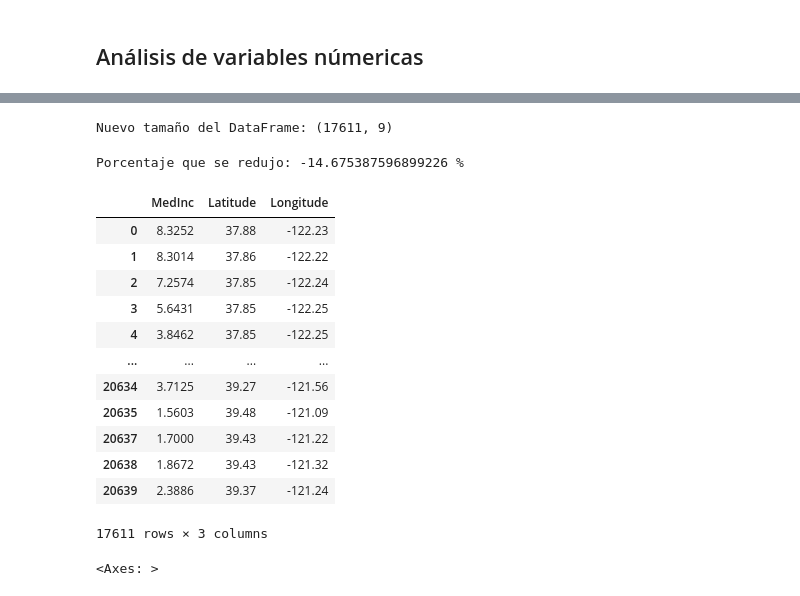
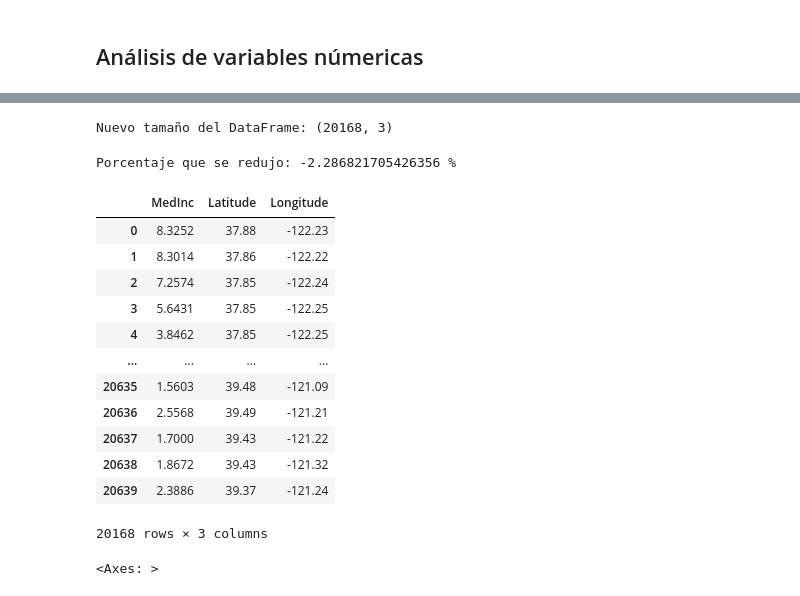
Before and after one commit to 4GeeksAcademy/UNSUPERVISED_LEARNING_JesusCastanedam, a Jupyter notebook: src/explore.ipynb, the cells around one changed output, grey strips where cells are left out. Cells and saved outputs as stored; diff of their text form; code cells hidden in the pictures.

```diff
--- a/src/explore.ipynb
+++ b/src/explore.ipynb
@@ -79,5 +63,7 @@ np.int64(0)
 # %% [markdown]
 ## Análisis de variables númericas
 # %%
-variables = ['MedInc', 'HouseAge', 'AveRooms', 'AveBedrms', 'Population', 'AveOccup','Latitude', 'Longitude', 'MedHouseVal']
+variables = ['MedInc','Latitude', 'Longitude']
+# %%
+df = df[variables]
 # %%
@@ -109,7 +95,7 @@ for columna in variables:
     IQR = Q3 - Q1
     lower_bound = Q1 - 1.5 * IQR
     upper_bound = Q3 + 1.5 * IQR
-    outlier_indices = df[(df[columna] < lower_bound) | (df[columna] > upper_bound)].indeX_array_array_array
+    outlier_indices = df[(df[columna] < lower_bound) | (df[columna] > upper_bound)]
     outliers[columna] = len(outlier_indices)
     print(f"'{columna}': {len(outlier_indices)} outliers detectados.")
 # %% [output]
@@ -136,8 +116,8 @@ for columna in variables:
 
 print(f"Nuevo tamaño del DataFrame: {df_sin_outliers.shape}")
 # %% [output]
-Nuevo tamaño del DataFrame: (17611, 9)
+Nuevo tamaño del DataFrame: (20168, 3)
 # %%
 print("Porcentaje que se redujo:",(len(df_sin_outliers) / len(df)-1)*100,"%")
 # %% [output]
-Porcentaje que se redujo: -14.675387596899226 %
+Porcentaje que se redujo: -2.286821705426356 %
@@ -146,20 +124,20 @@ MLL = ['MedInc','Latitude','Longitude']
 # %%
-df_clean = df_sin_outliers[MLL]
+df_clean = df_sin_outliers
 df_clean
 # %% [output]
 |  | MedInc | Latitude | Longitude |
 | 0 | 8.3252 | 37.88 | -122.23 |
 | 1 | 8.3014 | 37.86 | -122.22 |
 | 2 | 7.2574 | 37.85 | -122.24 |
 | 3 | 5.6431 | 37.85 | -122.25 |
 | 4 | 3.8462 | 37.85 | -122.25 |
 | ... | ... | ... | ... |
-| 20634 | 3.7125 | 39.27 | -121.56 |
 | 20635 | 1.5603 | 39.48 | -121.09 |
+| 20636 | 2.5568 | 39.49 | -121.21 |
 | 20637 | 1.7000 | 39.43 | -121.22 |
 | 20638 | 1.8672 | 39.43 | -121.32 |
 | 20639 | 2.3886 | 39.37 | -121.24 |
-17611 rows × 3 columns
+20168 rows × 3 columns
 # %%
 sns.heatmap(df_clean.corr(), annot=True, cmap='coolwarm',fmt = ".2f")
 # %% [output]
```
Also changed, not shown: parts of 36 cells of this notebook, 2 other files.
